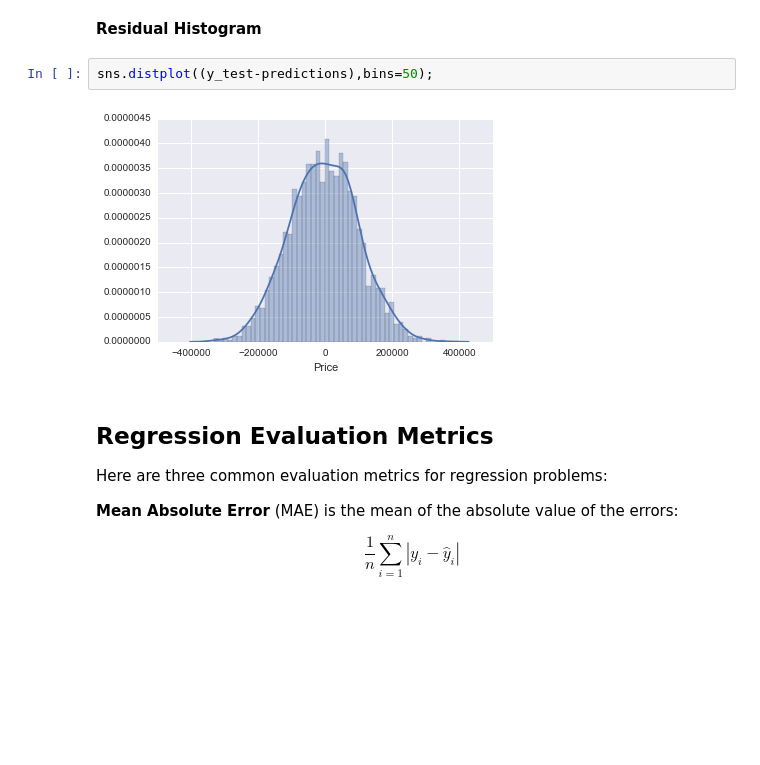
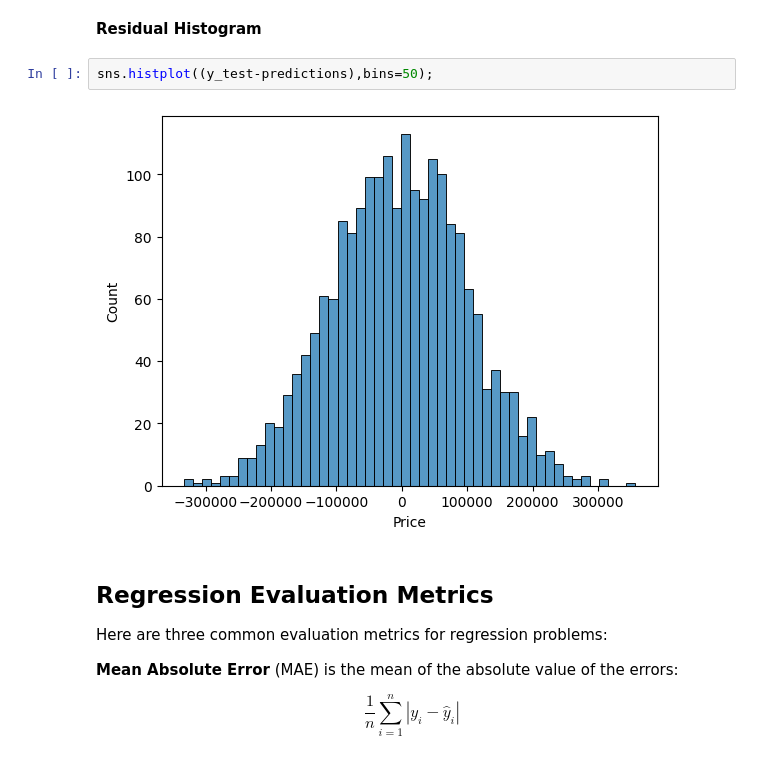
Before and after one commit to mmazurk/data-science-study, a Jupyter notebook: Refactored_Py_DS_ML_Bootcamp-master/11-Linear-Regression/01-Linear Regression with Python.ipynb, the cells around one changed output. Drawn from its saved outputs; the diff is of its cells as text; blank space fills up the shorter version.

```diff
--- a/Refactored_Py_DS_ML_Bootcamp-master/11-Linear-Regression/01-Linear Regression with Python.ipynb
+++ b/Refactored_Py_DS_ML_Bootcamp-master/11-Linear-Regression/01-Linear Regression with Python.ipynb
@@ -174,9 +184,9 @@ plt.scatter(y_test,predictions)
 # %% [markdown]
 **Residual Histogram**
 # %%
-sns.distplot((y_test-predictions),bins=50);
+sns.histplot((y_test-predictions),bins=50);
 # %% [output]
-[figure, old version]
+[figure, new version]
 # %% [markdown]
 ## Regression Evaluation Metrics
 
```
Also changed, not shown: parts of 9 cells of this notebook, 1 other file.
